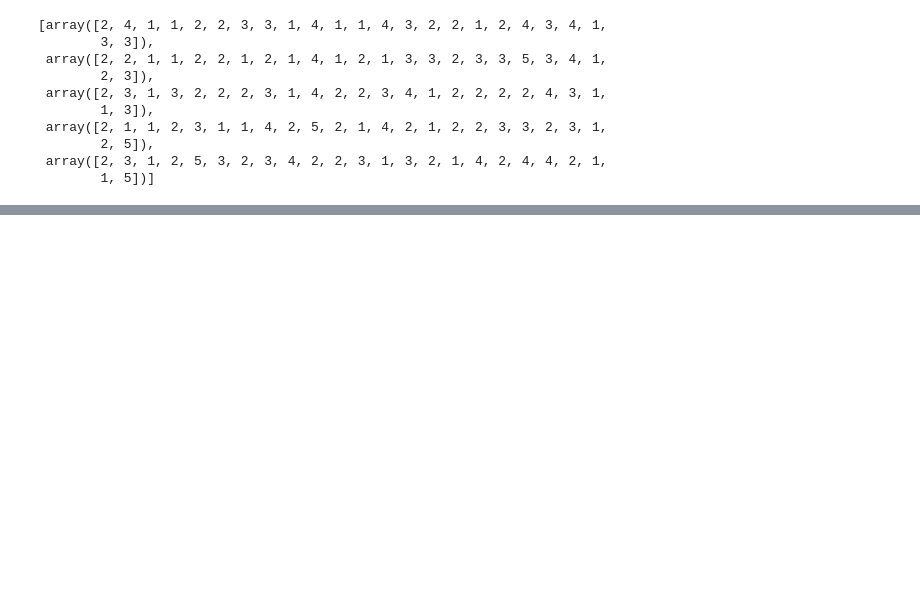
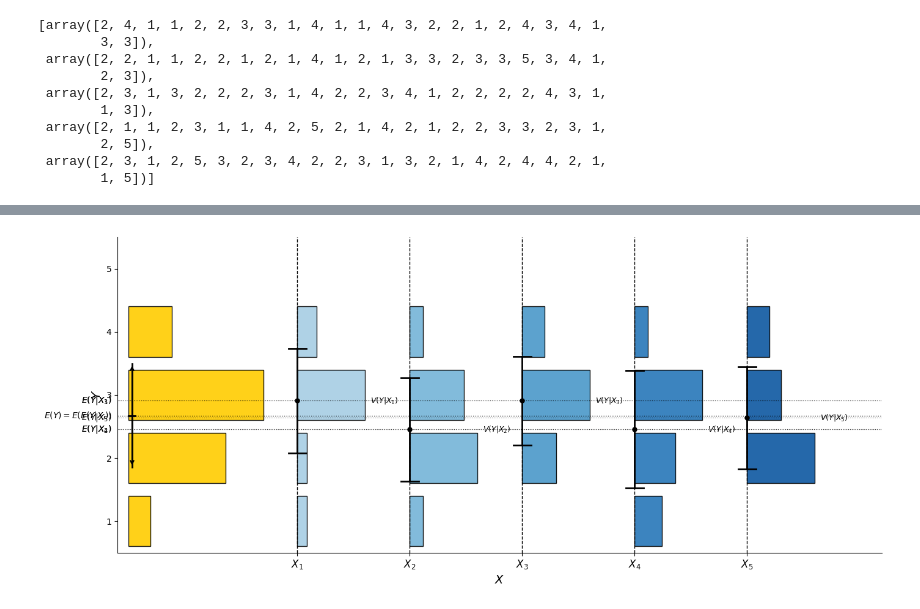
Before and after one commit to MichaTarlton/IN5060_A3, a Jupyter notebook: Notebook.ipynb, the cells around one changed output, grey strips where cells are left out. Saved outputs shown, nothing was run; the diff lists cells and outputs as text; code cells hidden in the pictures; blank space fills up the shorter version.

```diff
--- a/Notebook.ipynb
+++ b/Notebook.ipynb
@@ -255,0 +287,10 @@ plt.show()
+# %%
+# Reload module to get updated y_max parameter
+import importlib
+importlib.reload(vp)
+
+# Test y_max parameter - force Y axis to 5.5 (Likert scale max)
+fig3, ax3 = vp.variance_decomposition_plot(input_array_list, bandwidth_adjust=0.5, y_max=5.5)
+plt.show()
+# %% [output]
+[figure, added]
```
Also changed, not shown: parts of 23 cells of this notebook, 2 other files.
